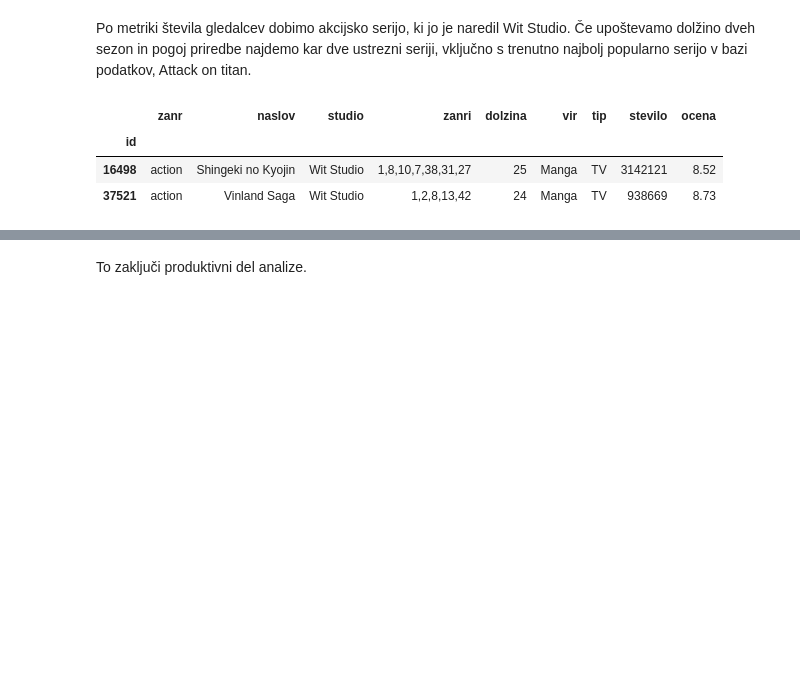
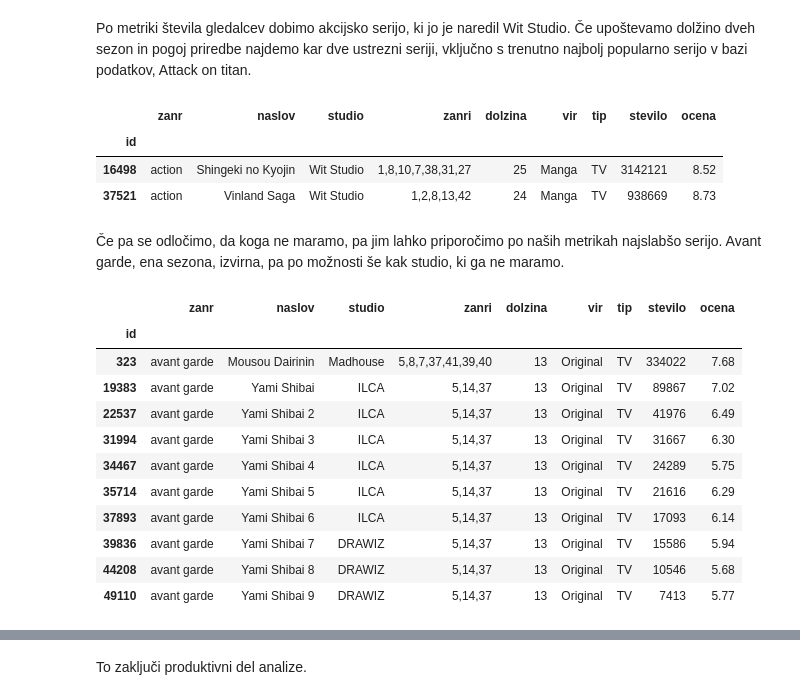
Before and after one commit to GinkoK/Programiranje-projektna, a Jupyter notebook: Analiza.ipynb, the cells around one changed output, grey strips where cells are left out. Cells and saved outputs as stored; diff of their text form; code cells hidden in the pictures; blank space fills up the shorter version.

```diff
--- a/Analiza.ipynb
+++ b/Analiza.ipynb
@@ -473,3 +475,20 @@ merge_zanri[(merge_zanri.zanr == "action") & (merge_zanri.studio == "Wit Studio"
 | id |  |  |  |  |  |  |  |  |  |
 | 16498 | action | Shingeki no Kyojin | Wit Studio | 1,8,10,7,38,31,27 | 25 | Manga | TV | 3142121 | 8.52 |
 | 37521 | action | Vinland Saga | Wit Studio | 1,2,8,13,42 | 24 | Manga | TV | 938669 | 8.73 |
+# %% [markdown]
+Če pa se odločimo, da koga ne maramo, pa jim lahko priporočimo po naših metrikah najslabšo serijo. Avant garde, ena sezona, izvirna, pa po možnosti še kak studio, ki ga ne maramo.
+# %%
+merge_zanri[(merge_zanri.zanr == "avant garde") & (merge_zanri.dolzina <= 15) & (merge_zanri.vir == 'Original')]
+# %% [output]
+|  | zanr | naslov | studio | zanri | dolzina | vir | tip | stevilo | ocena |
+| id |  |  |  |  |  |  |  |  |  |
+| 323 | avant garde | Mousou Dairinin | Madhouse | 5,8,7,37,41,39,40 | 13 | Original | TV | 334022 | 7.68 |
+| 19383 | avant garde | Yami Shibai | ILCA | 5,14,37 | 13 | Original | TV | 89867 | 7.02 |
+| 22537 | avant garde | Yami Shibai 2 | ILCA | 5,14,37 | 13 | Original | TV | 41976 | 6.49 |
+| 31994 | avant garde | Yami Shibai 3 | ILCA | 5,14,37 | 13 | Original | TV | 31667 | 6.30 |
+| 34467 | avant garde | Yami Shibai 4 | ILCA | 5,14,37 | 13 | Original | TV | 24289 | 5.75 |
+| 35714 | avant garde | Yami Shibai 5 | ILCA | 5,14,37 | 13 | Original | TV | 21616 | 6.29 |
+| 37893 | avant garde | Yami Shibai 6 | ILCA | 5,14,37 | 13 | Original | TV | 17093 | 6.14 |
+| 39836 | avant garde | Yami Shibai 7 | DRAWIZ | 5,14,37 | 13 | Original | TV | 15586 | 5.94 |
+| 44208 | avant garde | Yami Shibai 8 | DRAWIZ | 5,14,37 | 13 | Original | TV | 10546 | 5.68 |
+| 49110 | avant garde | Yami Shibai 9 | DRAWIZ | 5,14,37 | 13 | Original | TV | 7413 | 5.77 |
```
Also changed, not shown: parts of 13 cells of this notebook.
